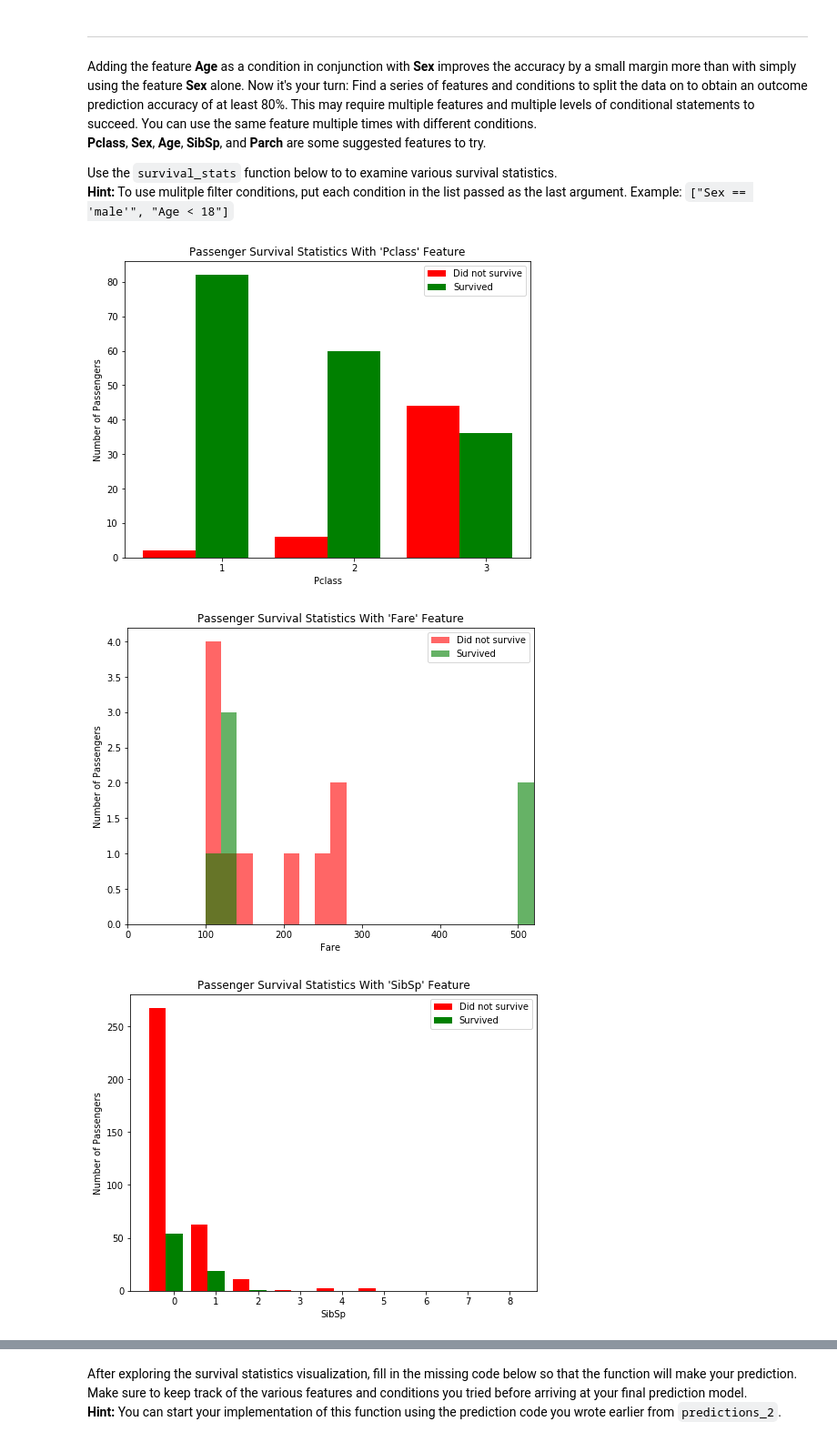
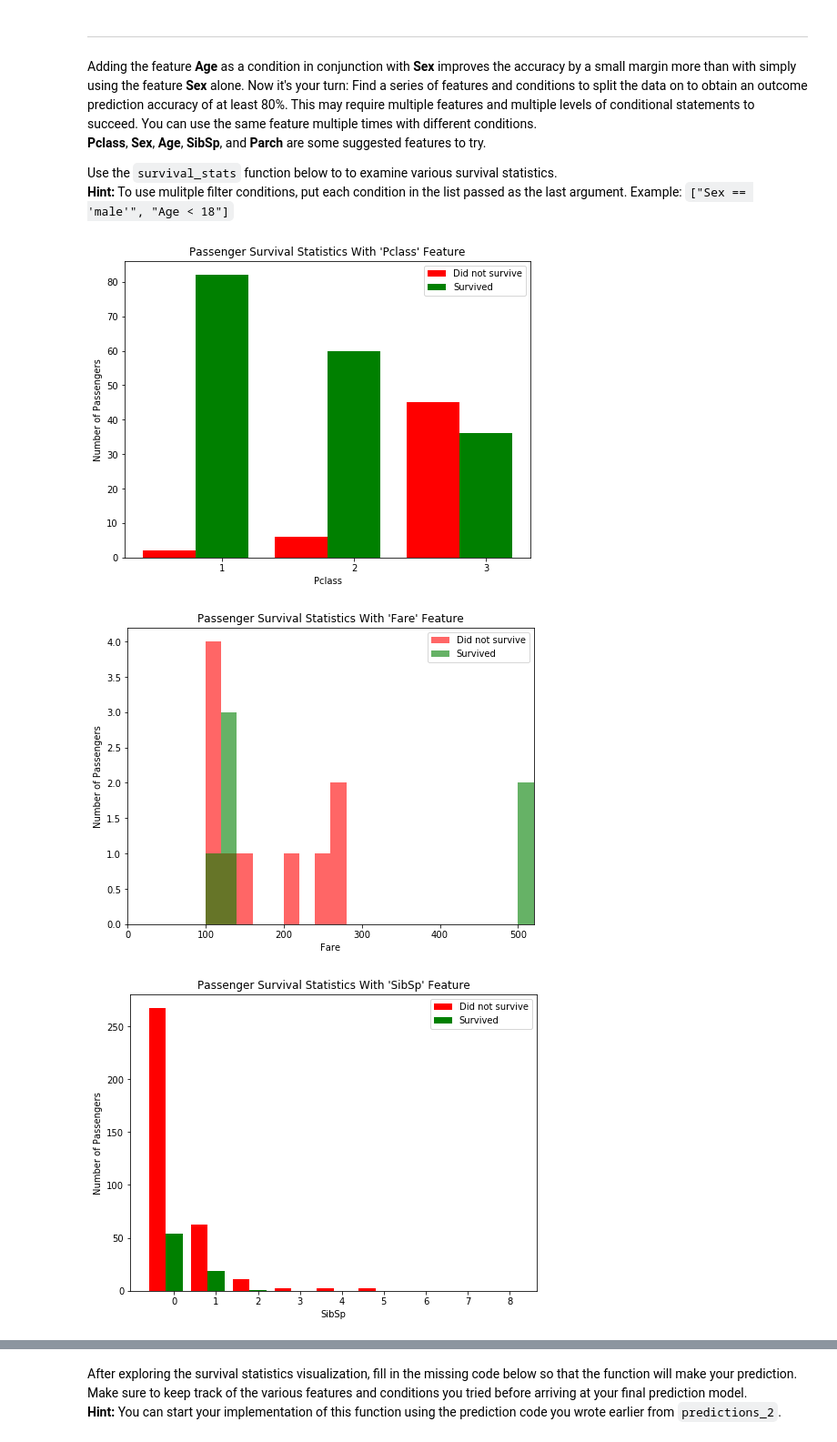
Before and after one commit to mfischer14/machine-learning, a Jupyter notebook: projects/titanic_survival_exploration/titanic_survival_exploration.ipynb, the cells around one changed output, grey strips where cells are left out. Shown at 91% size. Cells and saved outputs as stored; diff of their text form; code cells hidden in the pictures.

```diff
--- a/projects/titanic_survival_exploration/titanic_survival_exploration.ipynb
+++ b/projects/titanic_survival_exploration/titanic_survival_exploration.ipynb
@@ -218,17 +218,17 @@ Use the `survival_stats` function below to to examine various survival statistic
 **Hint:** To use mulitple filter conditions, put each condition in the list passed as the last argument. Example: `["Sex == 'male'", "Age < 18"]`
 # %%
 ## Looking at survival rates for female passengers above the age of 10 by class - seems like passengers in class 3 have a lower survival rate
-vs.survival_stats(data, outcomes, 'Pclass', ["Sex == 'female'", "Age > 10"])
+vs.survival_stats(data, outcomes, 'Pclass', ["Sex == 'female'", "Age >= 10"])
 
 ## Looking at survival rates for male passengers above the age of 10 by fare above $100 - seems like fares of $500 or plus have a higher survival rate
-vs.survival_stats(data, outcomes, 'Fare', ["Sex == 'male'", "Age > 10", "Fare > 100"])
+vs.survival_stats(data, outcomes, 'Fare', ["Sex == 'male'", "Age >= 10", "Fare > 100"])
 
 
 ## Looking at survival rates for male passengers above the age of 10 by fare above $100 - seems like fares of $500 or plus have a higher survival rate
-vs.survival_stats(data, outcomes, 'SibSp', ["Sex == 'male'", "Age > 10"])
-vs.survival_stats(data, outcomes, 'SibSp', ["Sex == 'female'", "Age > 10"])
+vs.survival_stats(data, outcomes, 'SibSp', ["Sex == 'male'", "Age >= 10"])
+vs.survival_stats(data, outcomes, 'SibSp', ["Sex == 'female'", "Age >= 10"])
 # %% [output]
-[figure, old version]
+[figure, new version]
 [figure]
 [figure]
 [figure]
```
Also changed, not shown: parts of 4 cells of this notebook, 6 other files.
